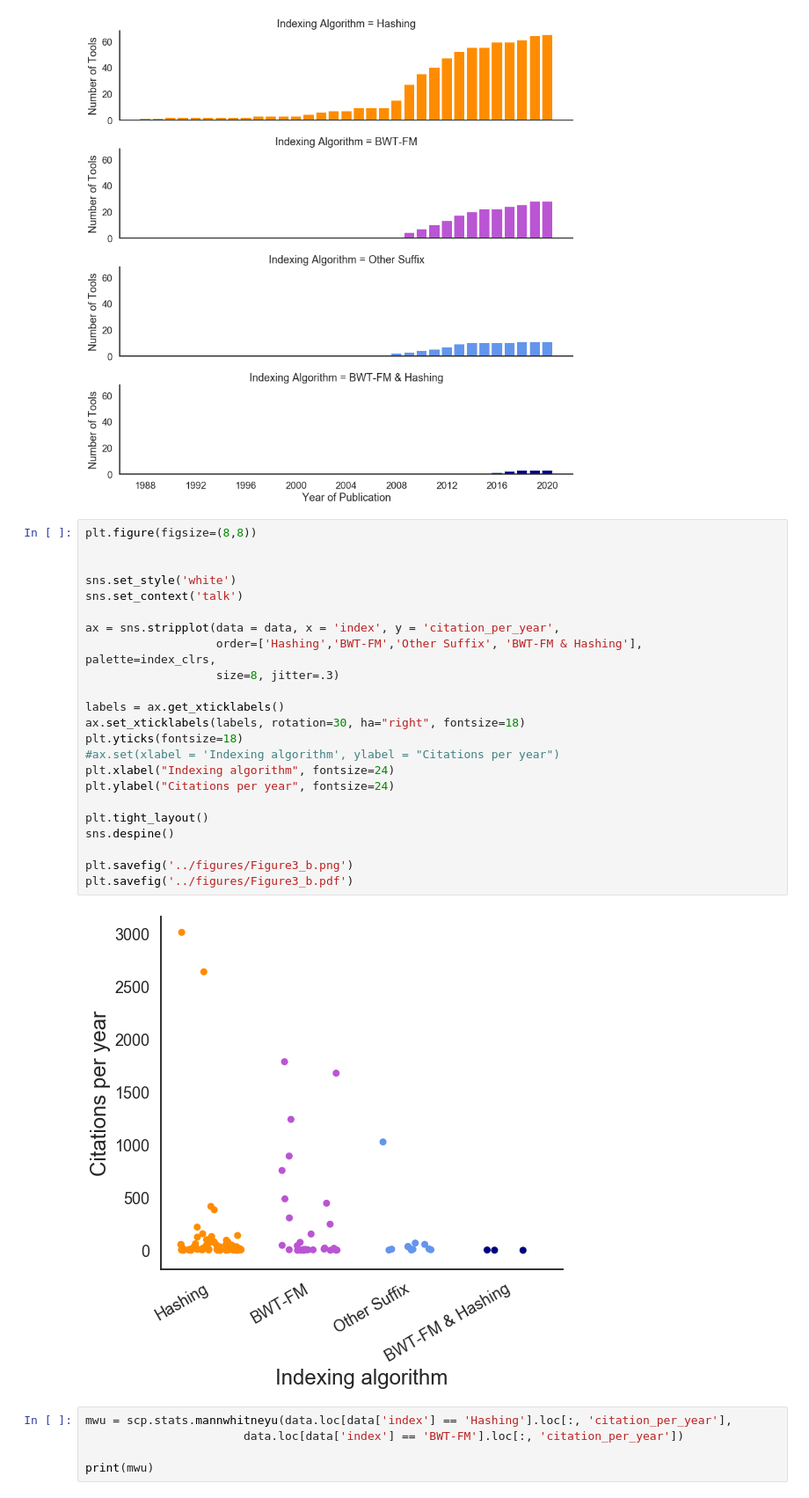
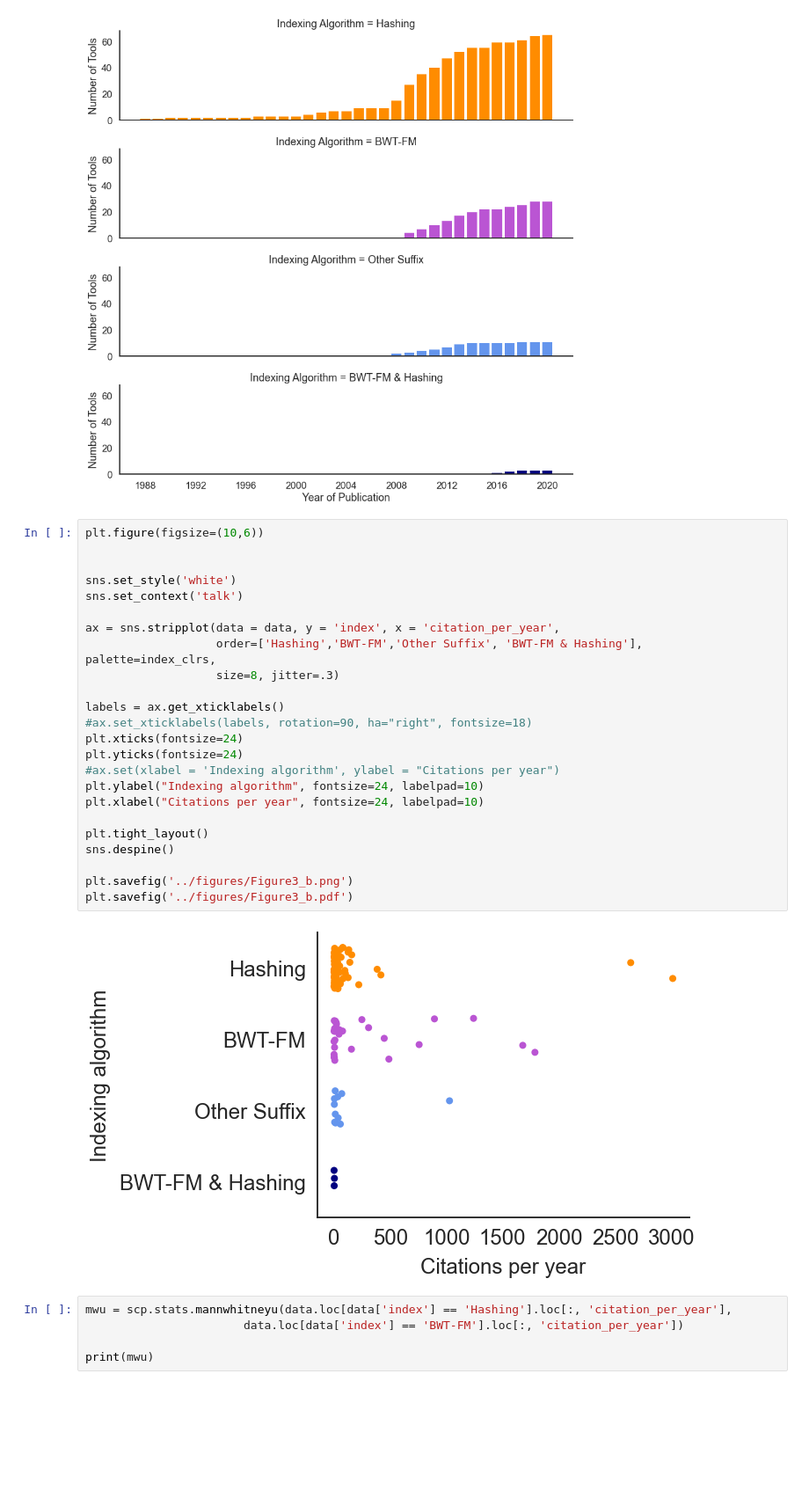
Before and after one commit to Mangul-Lab-USC/review-technology-dictates-algorithms, a Jupyter notebook: notebooks/Figure3.ipynb, the cells around one changed output. Shown at 88% size. Saved outputs shown, nothing was run; the diff lists cells and outputs as text; blank space fills up the shorter version.

```diff
--- a/notebooks/Figure3.ipynb
+++ b/notebooks/Figure3.ipynb
@@ -165,30 +166,31 @@ plt.show()
 # %% [output]
 [figure]
 # %%
-plt.figure(figsize=(8,8))
+plt.figure(figsize=(10,6))
 
 
 sns.set_style('white')
 sns.set_context('talk')
 
-ax = sns.stripplot(data = data, x = 'index', y = 'citation_per_year',
+ax = sns.stripplot(data = data, y = 'index', x = 'citation_per_year',
                    order=['Hashing','BWT-FM','Other Suffix', 'BWT-FM & Hashing'], palette=index_clrs,
                    size=8, jitter=.3)
 
 labels = ax.get_xticklabels()
-ax.set_xticklabels(labels, rotation=30, ha="right", fontsize=18)
-plt.yticks(fontsize=18)
+#ax.set_xticklabels(labels, rotation=90, ha="right", fontsize=18)
+plt.xticks(fontsize=24)
+plt.yticks(fontsize=24)
 #ax.set(xlabel = 'Indexing algorithm', ylabel = "Citations per year")
-plt.xlabel("Indexing algorithm", fontsize=24)
-plt.ylabel("Citations per year", fontsize=24)
+plt.ylabel("Indexing algorithm", fontsize=24, labelpad=10)
+plt.xlabel("Citations per year", fontsize=24, labelpad=10)
 
 plt.tight_layout()
 sns.despine()
 
 plt.savefig('../figures/Figure3_b.png')
 plt.savefig('../figures/Figure3_b.pdf')
 # %% [output]
-[figure, old version]
+[figure, new version]
 # %%
 mwu = scp.stats.mannwhitneyu(data.loc[data['index'] == 'Hashing'].loc[:, 'citation_per_year'],
                        data.loc[data['index'] == 'BWT-FM'].loc[:, 'citation_per_year'])
```
Also changed, not shown: parts of 8 cells of this notebook, 2 other files.
